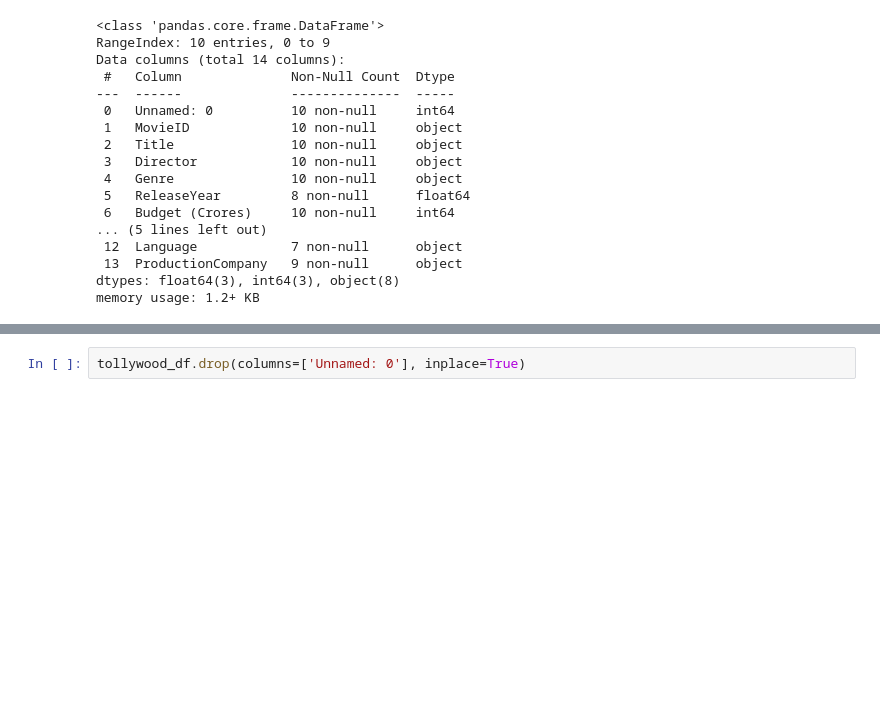
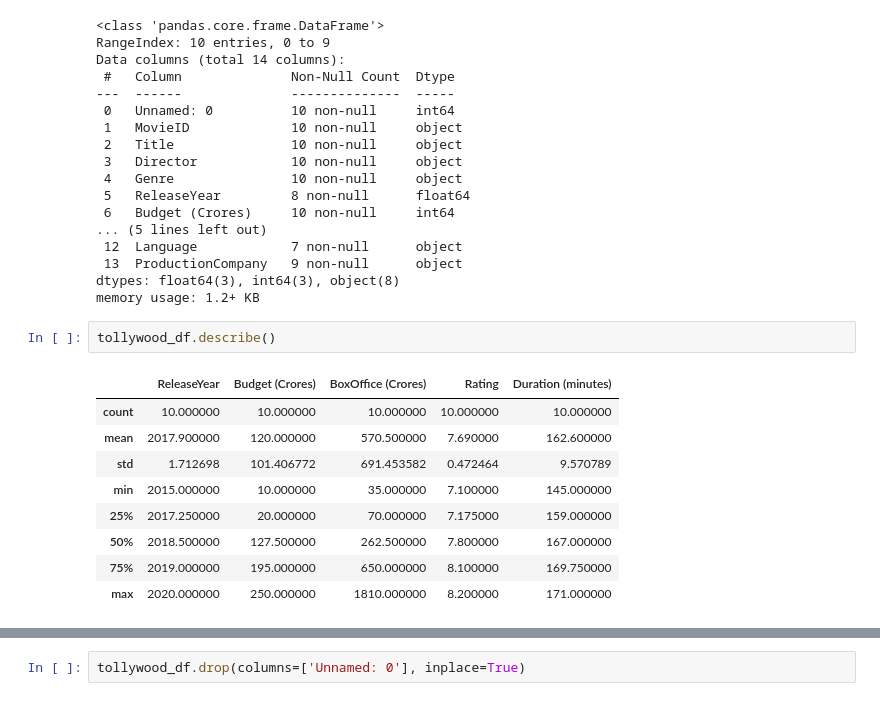
Before and after one commit to shashank-nineleaps/python_assignment, a Jupyter notebook: Final_Test_Pandas/Data_cleaning.ipynb, the cells around one changed output, grey strips where cells are left out. Cells and saved outputs as stored; diff of their text form; blank space fills up the shorter version.

```diff
--- a/Final_Test_Pandas/Data_cleaning.ipynb
+++ b/Final_Test_Pandas/Data_cleaning.ipynb
@@ -295,3 +340,15 @@ Data columns (total 14 columns):
  13  ProductionCompany   9 non-null      object
 dtypes: float64(3), int64(3), object(8)
 memory usage: 1.2+ KB
+# %%
+tollywood_df.describe()
+# %% [output]
+|  | ReleaseYear | Budget (Crores) | BoxOffice (Crores) | Rating | Duration (minutes) |
+| count | 10.000000 | 10.000000 | 10.000000 | 10.000000 | 10.000000 |
+| mean | 2017.900000 | 120.000000 | 570.500000 | 7.690000 | 162.600000 |
+| std | 1.712698 | 101.406772 | 691.453582 | 0.472464 | 9.570789 |
+| min | 2015.000000 | 10.000000 | 35.000000 | 7.100000 | 145.000000 |
+| 25% | 2017.250000 | 20.000000 | 70.000000 | 7.175000 | 159.000000 |
+| 50% | 2018.500000 | 127.500000 | 262.500000 | 7.800000 | 167.000000 |
+| 75% | 2019.000000 | 195.000000 | 650.000000 | 8.100000 | 169.750000 |
+| max | 2020.000000 | 250.000000 | 1810.000000 | 8.200000 | 171.000000 |
```
Also changed, not shown: parts of 24 cells of this notebook.
